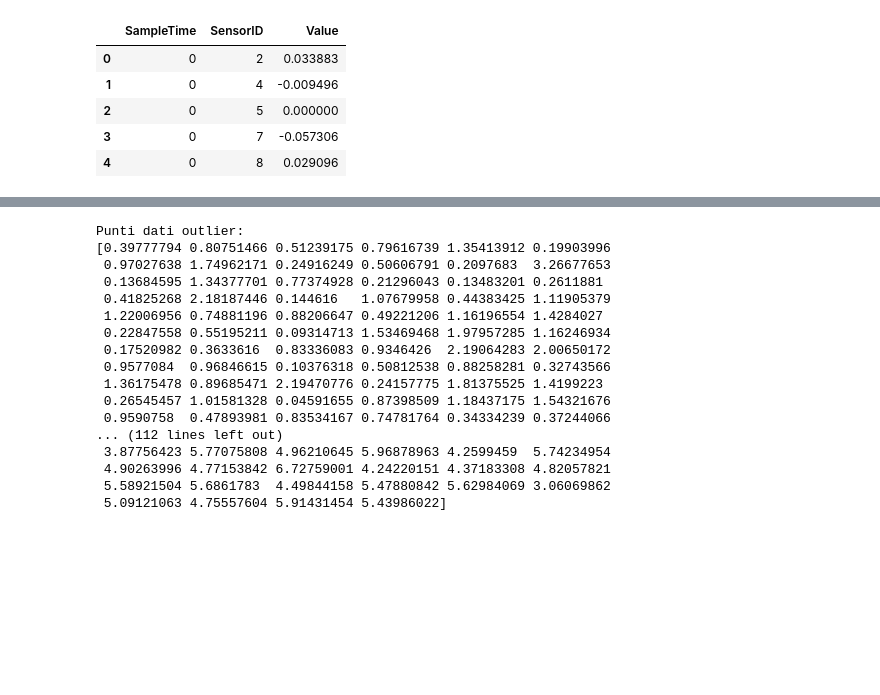
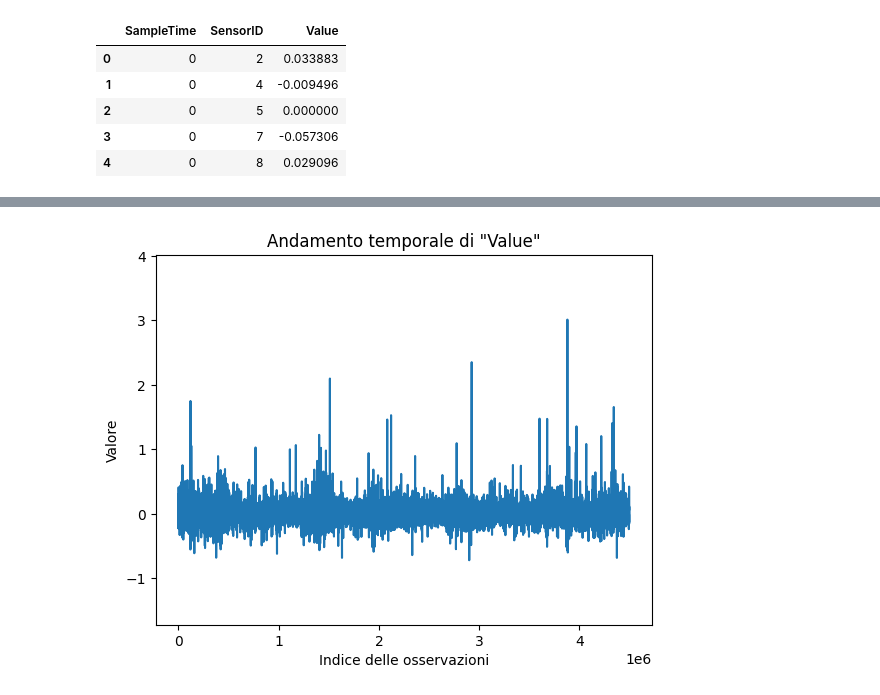
Before and after one commit to Gerno666/Anomaly-Detection, a Jupyter notebook: anomaly_detection.ipynb, the cells around one changed output, grey strips where cells are left out. Saved outputs shown, nothing was run; the diff lists cells and outputs as text; code cells hidden in the pictures; blank space fills up the shorter version.

```diff
--- a/anomaly_detection.ipynb
+++ b/anomaly_detection.ipynb
@@ -31,12 +38,13 @@ std_baseline = df['Value'].std()
 
 # 4. Rilevamento delle anomalie con Isolation Forest
 X = df['Value'].values.reshape(-1, 1)
-clf = IsolationForest(contamination=0.05)  # Modifica la contaminazione in base alle tue esigenze
+clf = IsolationForest(contamination=0.0001)  # Modifica la contaminazione in base alle tue esigenze
 clf.fit(X)
 
 # Identificazione delle anomalie
 predictions = clf.predict(X)
-anomalies = df[predictions == -1]
+anomalies= df[predictions == -1]
+anomalies_index = df.index[predictions == -1]
 
 print("Anomalie rilevate:")
 print(anomalies)
@@ -127,39 +66,16 @@ Anomalie rilevate prima di tau:
-# %%
-# Estrai un set di statistiche di riepilogo nominali da X
-# Supponiamo che mean_baseline e std_baseline siano le statistiche di riepilogo estratte in precedenza
-
-# Calcola la cdf nominale empirica
-nominal_cdf = norm.cdf(data, loc=mean_baseline, scale=std_baseline)
-
-# Calcola il p-value per ogni punto dati xt
-p_values = 1 - nominal_cdf
-
-# Definisci il livello di significatività alpha
-alpha = 0.05
-
-# Calcola lo score st per ogni punto dati xt
-scores = np.log(alpha / p_values)
-
-# Identifica gli outlier in base al valore di st rispetto al livello di significatività alpha
-outliers = data[scores > 0]
-
-print("Punti dati outlier:")
-print(outliers)
-# %% [output]
-Punti dati outlier:
-[0.39777794 0.80751466 0.51239175 0.79616739 1.35413912 0.19903996
- 0.97027638 1.74962171 0.24916249 0.50606791 0.2097683  3.26677653
- 0.13684595 1.34377701 0.77374928 0.21296043 0.13483201 0.2611881
- 0.41825268 2.18187446 0.144616   1.07679958 0.44383425 1.11905379
- 1.22006956 0.74881196 0.88206647 0.49221206 1.16196554 1.4284027
- 0.22847558 0.55195211 0.09314713 1.53469468 1.97957285 1.16246934
- 0.17520982 0.3633616  0.83336083 0.9346426  2.19064283 2.00650172
- 0.9577084  0.96846615 0.10376318 0.50812538 0.88258281 0.32743566
- 1.36175478 0.89685471 2.19470776 0.24157775 1.81375525 1.4199223
- 0.26545457 1.01581328 0.04591655 0.87398509 1.18437175 1.54321676
- 0.9590758  0.47893981 0.83534167 0.74781764 0.34334239 0.37244066
-... (112 lines left out)
- 3.87756423 5.77075808 4.96210645 5.96878963 4.2599459  5.74234954
- 4.90263996 4.77153842 6.72759001 4.24220151 4.37183308 4.82057821
- 5.58921504 5.6861783  4.49844158 5.47880842 5.62984069 3.06069862
- 5.09121063 4.75557604 5.91431454 5.43986022]
+# %%
+# Rimozione delle anomalie dal dataframe originale
+df_cleaned = df.drop(anomalies_index)
+
+# Grafico dopo la rimozione delle anomalie
+plt.plot(df_cleaned['Value'])
+plt.xlabel('Indice delle osservazioni')
+plt.ylabel('Valore')
+plt.title('Andamento temporale di "Value"')
+
+# Impostazione dei limiti dell'asse y per allargarlo
+plt.ylim(bottom=df_cleaned['Value'].min() - 1, top=df_cleaned['Value'].max() + 1)
+
+plt.show()
+# %% [output]
+[figure, added]
```
Also changed, not shown: parts of 25 cells of this notebook, 4 other files.
